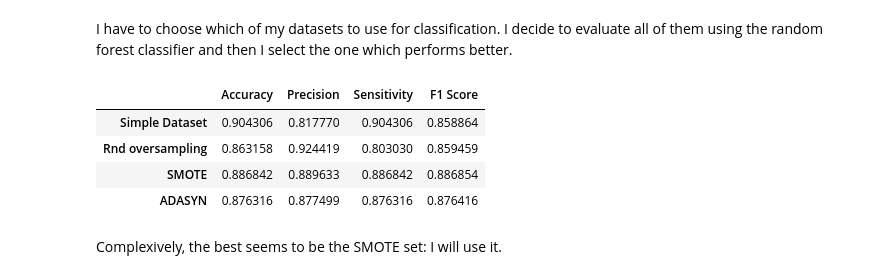
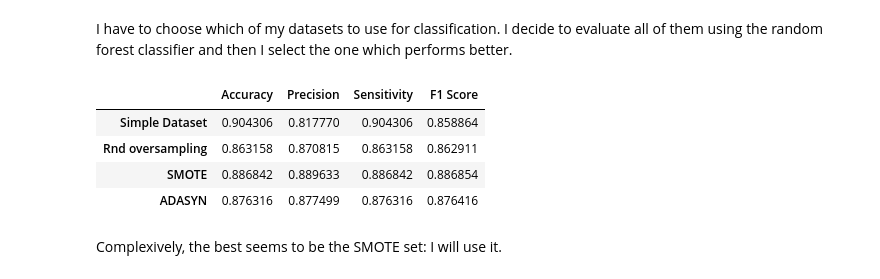
Before and after one commit to gianluigilopardo/Absenteeism_prediction, a Jupyter notebook: absenteeism_notebook.ipynb, the cells around one changed output. Cells and saved outputs as stored; diff of their text form; code cells hidden in the pictures.

```diff
--- a/absenteeism_notebook.ipynb
+++ b/absenteeism_notebook.ipynb
@@ -667,37 +670,37 @@ simple_pred_accuracy = accuracy_score(y_test, simple_pred)
 simple_pred_precision = precision_score(y_test, simple_pred, average = 'weighted')
 simple_pred_sensitivity = recall_score(y_test, simple_pred, average = 'weighted')
 simple_pred_f1 = f1_score(y_test, simple_pred, average = 'weighted')
 
 # Random oversampling metrics:
 rnd_sampler_accuracy = accuracy_score(y_test_ROS, random_over_pred)
-rnd_sampler_precision = precision_score(y_test_ROS,random_over_pred)
-rnd_sampler_sensitivity = recall_score(y_test_ROS,random_over_pred)
-rnd_sampler_f1 = f1_score(y_test_ROS,random_over_pred)
+rnd_sampler_precision = precision_score(y_test_ROS,random_over_pred, average = 'weighted')
+rnd_sampler_sensitivity = recall_score(y_test_ROS,random_over_pred, average = 'weighted')
+rnd_sampler_f1 = f1_score(y_test_ROS,random_over_pred, average = 'weighted')
 
 #SMOTE metrics:
 SMOTE_accuracy = accuracy_score(y_test_SMOTE, SMOTE_pred)
 SMOTE_precision = precision_score(y_test_SMOTE, SMOTE_pred, average = 'weighted')
 SMOTE_sensitivity = recall_score(y_test_SMOTE, SMOTE_pred, average = 'weighted')
 SMOTE_f1 = f1_score(y_test_SMOTE, SMOTE_pred, average = 'weighted')
 
 #ADASYN metrics:
 ADASYN_accuracy = accuracy_score(y_test_ADASYN, ADASYN_pred)
 ADASYN_precision = precision_score(y_test_ADASYN, ADASYN_pred, average = 'weighted')
 ADASYN_sensitivity = recall_score(y_test_ADASYN, ADASYN_pred, average = 'weighted')
 ADASYN_f1 = f1_score(y_test_ADASYN, ADASYN_pred, average = 'weighted')
 
 # I put everything into a table:
 metrics = pd.DataFrame(columns=["Accuracy", "Precision", "Sensitivity", "F1 Score"])
 metrics.loc["Simple Dataset"] = [simple_pred_accuracy,simple_pred_precision,simple_pred_sensitivity,simple_pred_f1]
 metrics.loc["Rnd oversampling"] = [rnd_sampler_accuracy,rnd_sampler_precision,rnd_sampler_sensitivity,rnd_sampler_f1]
 metrics.loc["SMOTE"] = [SMOTE_accuracy,SMOTE_precision,SMOTE_sensitivity,SMOTE_f1]
 metrics.loc["ADASYN"] = [ADASYN_accuracy,ADASYN_precision,ADASYN_sensitivity,ADASYN_f1]
 
 metrics
 # %% [output]
 |  | Accuracy | Precision | Sensitivity | F1 Score |
 | Simple Dataset | 0.904306 | 0.817770 | 0.904306 | 0.858864 |
-| Rnd oversampling | 0.863158 | 0.924419 | 0.803030 | 0.859459 |
+| Rnd oversampling | 0.863158 | 0.870815 | 0.863158 | 0.862911 |
 | SMOTE | 0.886842 | 0.889633 | 0.886842 | 0.886854 |
 | ADASYN | 0.876316 | 0.877499 | 0.876316 | 0.876416 |
 # %% [markdown]
```
Also changed, not shown: parts of 7 cells of this notebook.
